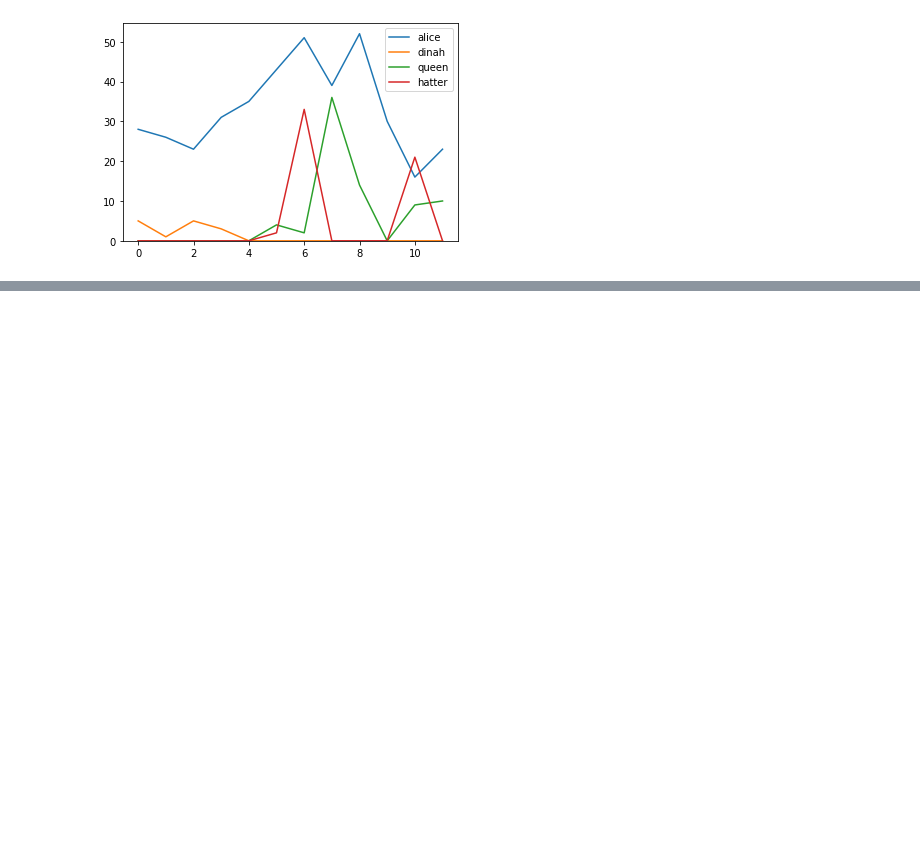
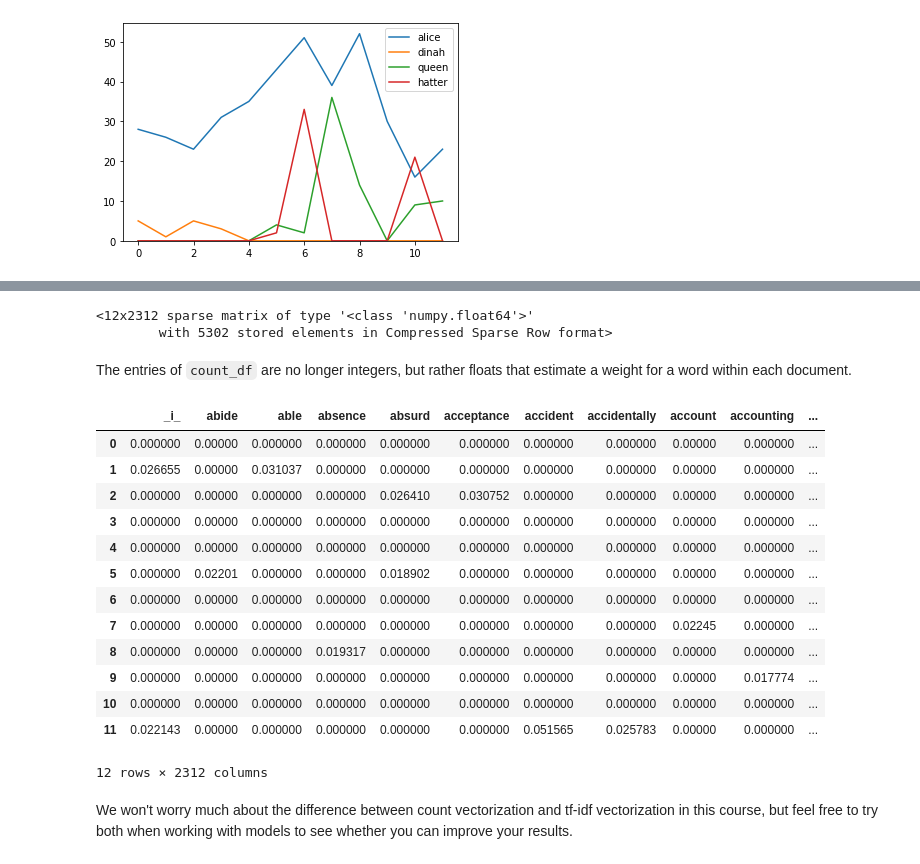
Before and after one commit to PhilChodrow/PIC16A, a Jupyter notebook: content/NLP/NLP_1.ipynb, the cells around one changed output, grey strips where cells are left out. Drawn from its saved outputs; the diff is of its cells as text; code cells hidden in the pictures; blank space fills up the shorter version.

```diff
--- a/content/NLP/NLP_1.ipynb
+++ b/content/NLP/NLP_1.ipynb
@@ -180,0 +188,30 @@ ax.legend()
+# %%
+from sklearn.feature_extraction.text import TfidfVectorizer
+vec = TfidfVectorizer(stop_words='english')
+# %%
+counts = vec.fit_transform(df['text'])
+count_df = pd.DataFrame(counts.toarray(), columns=vec.get_feature_names())
+# %% [output]
+<12x2312 sparse matrix of type '<class 'numpy.float64'>'
+        with 5302 stored elements in Compressed Sparse Row format>
+# %% [markdown]
+The entries of `count_df` are no longer integers, but rather floats that estimate a weight for a word within each document.
+# %%
+count_df
+# %% [output]
+|  | _i_ | abide | able | absence | absurd | acceptance | accident | accidentally | account | accounting | ... |
+| 0 | 0.000000 | 0.00000 | 0.000000 | 0.000000 | 0.000000 | 0.000000 | 0.000000 | 0.000000 | 0.00000 | 0.000000 | ... |
+| 1 | 0.026655 | 0.00000 | 0.031037 | 0.000000 | 0.000000 | 0.000000 | 0.000000 | 0.000000 | 0.00000 | 0.000000 | ... |
+| 2 | 0.000000 | 0.00000 | 0.000000 | 0.000000 | 0.026410 | 0.030752 | 0.000000 | 0.000000 | 0.00000 | 0.000000 | ... |
+| 3 | 0.000000 | 0.00000 | 0.000000 | 0.000000 | 0.000000 | 0.000000 | 0.000000 | 0.000000 | 0.00000 | 0.000000 | ... |
+| 4 | 0.000000 | 0.00000 | 0.000000 | 0.000000 | 0.000000 | 0.000000 | 0.000000 | 0.000000 | 0.00000 | 0.000000 | ... |
+| 5 | 0.000000 | 0.02201 | 0.000000 | 0.000000 | 0.018902 | 0.000000 | 0.000000 | 0.000000 | 0.00000 | 0.000000 | ... |
+| 6 | 0.000000 | 0.00000 | 0.000000 | 0.000000 | 0.000000 | 0.000000 | 0.000000 | 0.000000 | 0.00000 | 0.000000 | ... |
+| 7 | 0.000000 | 0.00000 | 0.000000 | 0.000000 | 0.000000 | 0.000000 | 0.000000 | 0.000000 | 0.02245 | 0.000000 | ... |
+| 8 | 0.000000 | 0.00000 | 0.000000 | 0.019317 | 0.000000 | 0.000000 | 0.000000 | 0.000000 | 0.00000 | 0.000000 | ... |
+| 9 | 0.000000 | 0.00000 | 0.000000 | 0.000000 | 0.000000 | 0.000000 | 0.000000 | 0.000000 | 0.00000 | 0.017774 | ... |
+| 10 | 0.000000 | 0.00000 | 0.000000 | 0.000000 | 0.000000 | 0.000000 | 0.000000 | 0.000000 | 0.00000 | 0.000000 | ... |
+| 11 | 0.022143 | 0.00000 | 0.000000 | 0.000000 | 0.000000 | 0.000000 | 0.051565 | 0.025783 | 0.00000 | 0.000000 | ... |
+12 rows × 2312 columns
+# %% [markdown]
+We won't worry much about the difference between count vectorization and tf-idf vectorization in this course, but feel free to try both when working with models to see whether you can improve your results.
```
Also changed, not shown: parts of 7 cells of this notebook, 2 other files.
